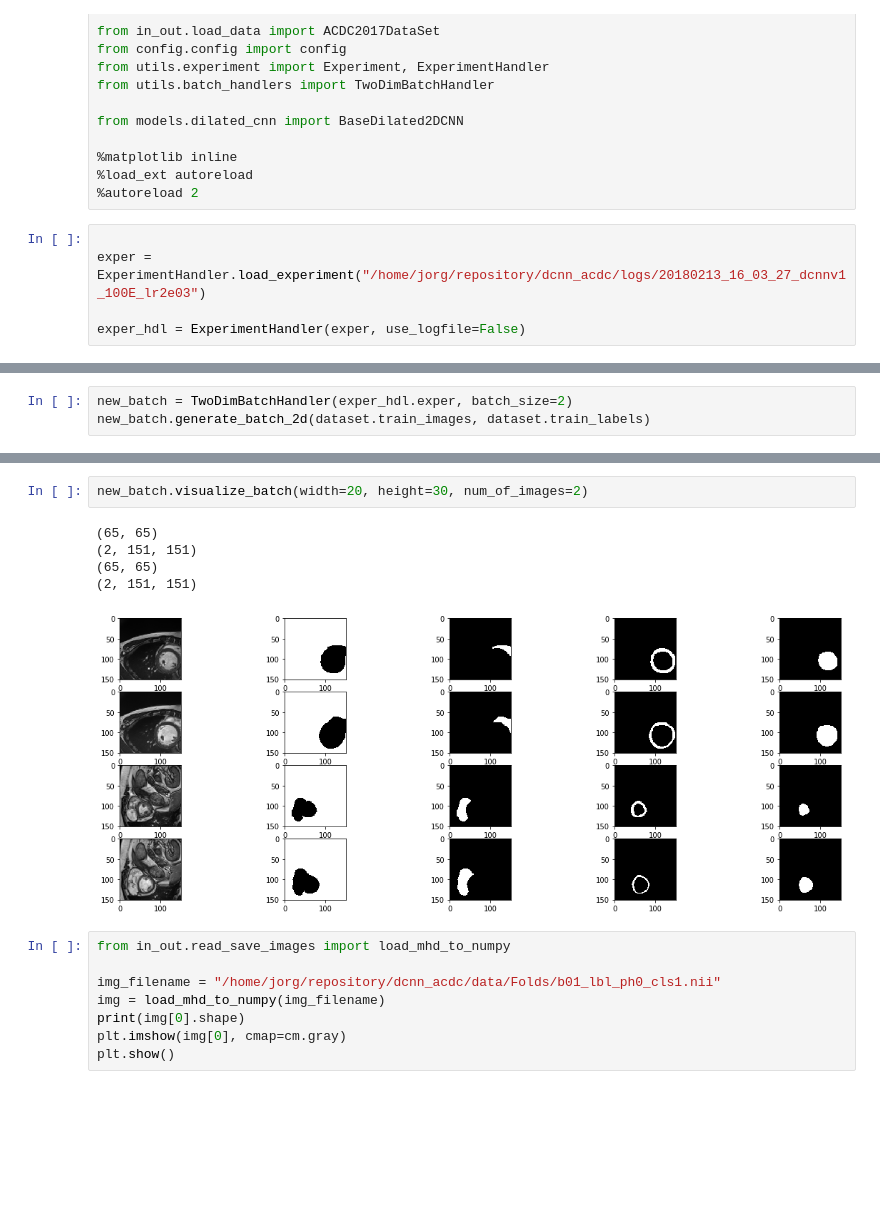
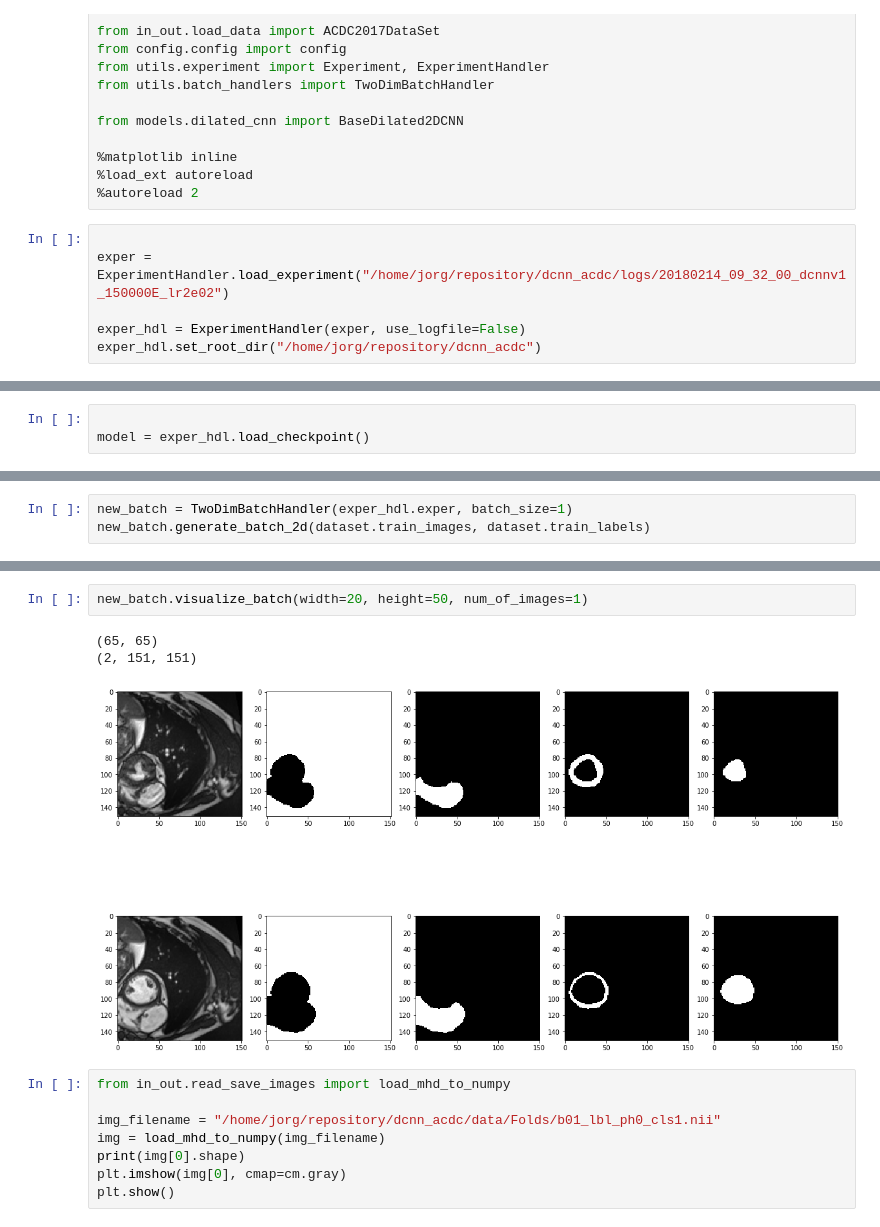
Before and after one commit to toologicbv/dcnn_acdc, a Jupyter notebook: notebooks/eval_experiment.ipynb, the cells around one changed output, grey strips where cells are left out. Saved outputs shown, nothing was run; the diff lists cells and outputs as text; blank space fills up the shorter version.

```diff
--- a/notebooks/eval_experiment.ipynb
+++ b/notebooks/eval_experiment.ipynb
@@ -45,7 +45,8 @@ from models.dilated_cnn import BaseDilated2DCNN
 %autoreload 2
 # %%
 
-exper = ExperimentHandler.load_experiment("/home/jorg/repository/dcnn_acdc/logs/20180213_16_03_27_dcnnv1_100E_lr2e03")
+exper = ExperimentHandler.load_experiment("/home/jorg/repository/dcnn_acdc/logs/20180214_09_32_00_dcnnv1_150000E_lr2e02")
 
 exper_hdl = ExperimentHandler(exper, use_logfile=False)
+exper_hdl.set_root_dir("/home/jorg/repository/dcnn_acdc")
 # %% [output]
@@ -52,0 +54,3 @@ Load from /home/jorg/repository/dcnn_acdc/logs/20180213_16_03_27_dcnnv1_100E_lr2
+# %%
+
+model = exper_hdl.load_checkpoint()
@@ -57,6 +86,6 @@ dataset = ACDC2017DataSet(exper_hdl.exper.config, search_mask=config.dflt_image_
 INFO - Using folds [0] - loaded 6 files: 96 slices in train set, 40 slices in validation set
 # %%
-new_batch = TwoDimBatchHandler(exper_hdl.exper, batch_size=2)
+new_batch = TwoDimBatchHandler(exper_hdl.exper, batch_size=1)
 new_batch.generate_batch_2d(dataset.train_images, dataset.train_labels)
 # %%
 new_batch.save_batch_img_to_files()
@@ -67,11 +112,9 @@ TypeError: save_batch_img_to_files() got an unexpected keyword argument 'num_of_
 # %%
-new_batch.visualize_batch(width=20, height=30, num_of_images=2)
+new_batch.visualize_batch(width=20, height=50, num_of_images=1)
 # %% [output]
 (65, 65)
 (2, 151, 151)
-(65, 65)
-(2, 151, 151)
-[figure, old version]
+[figure, new version]
 # %%
 from in_out.read_save_images import load_mhd_to_numpy
 
```
Also changed, not shown: parts of 4 cells of this notebook, 4 other files.
